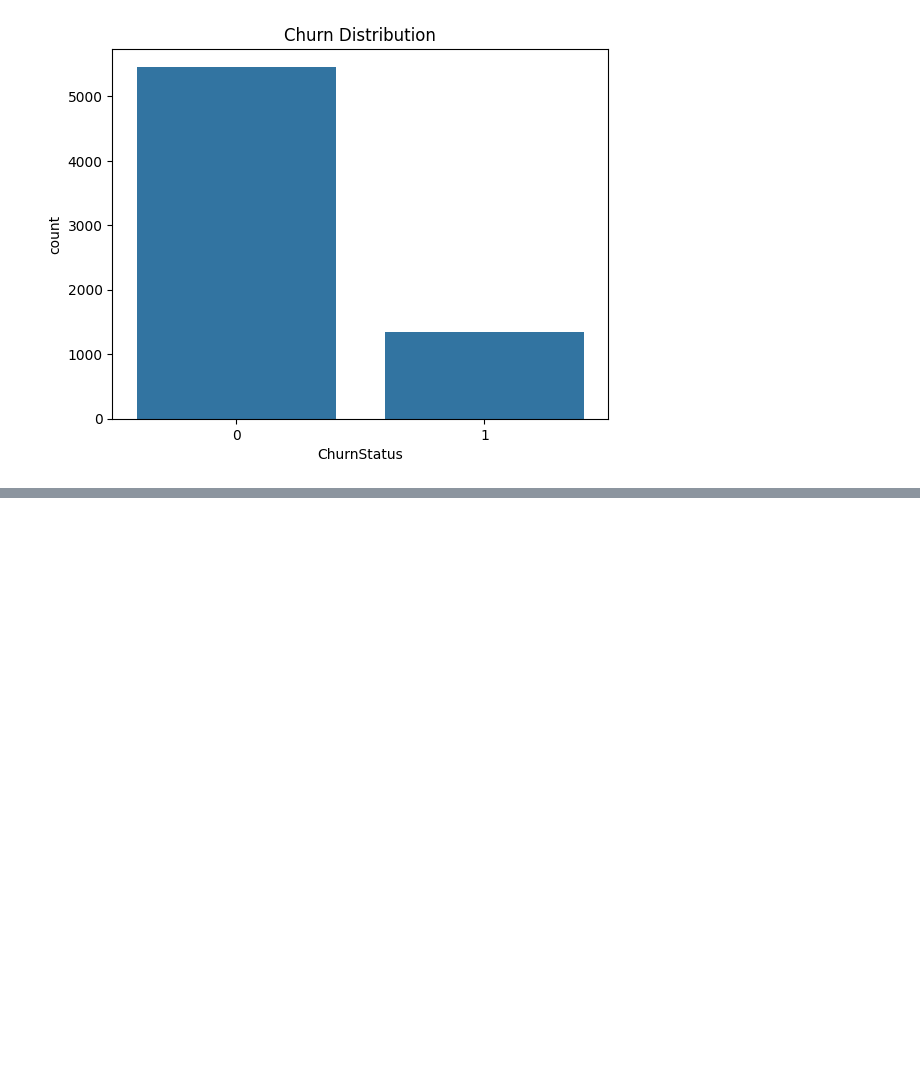
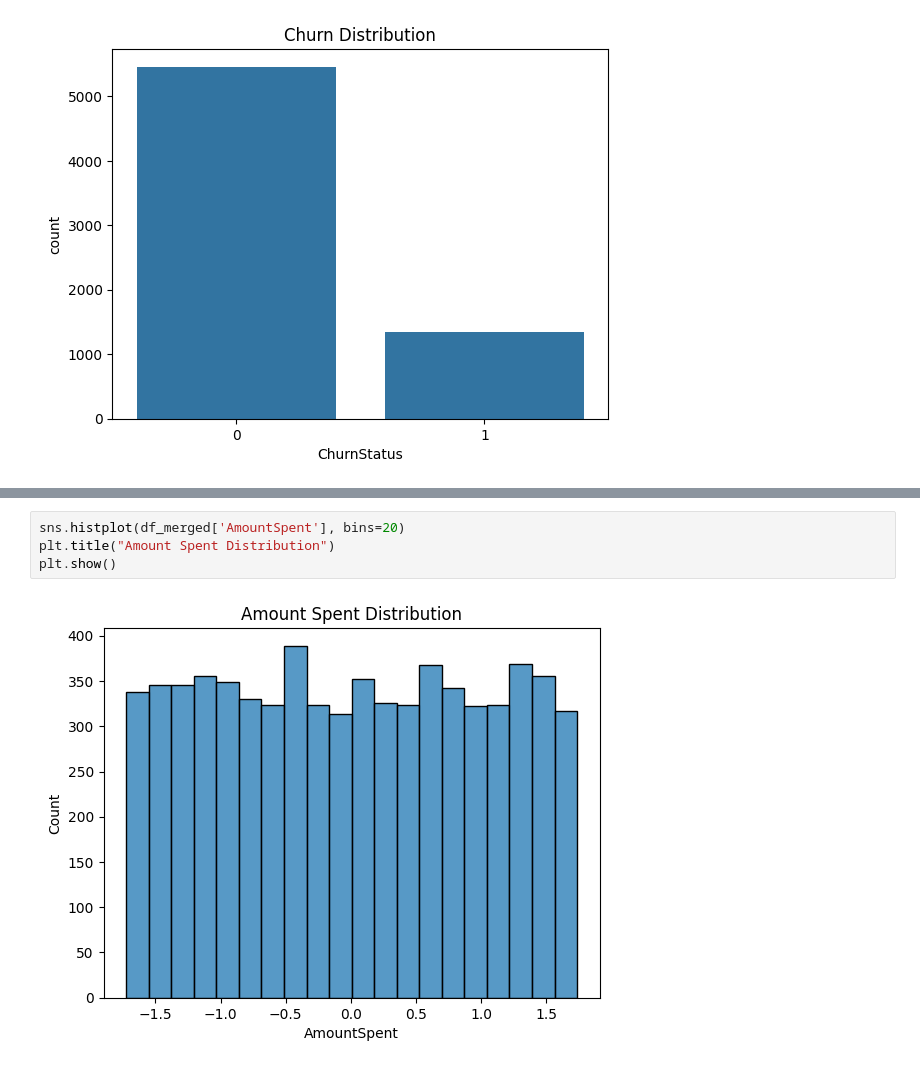
Before and after one commit to VaddeyrajuSaisiddartha/vaddeyrajusaisiddartha-, a Jupyter notebook: quickstarts/Get_started.ipynb, the cells around one changed output, grey strips where cells are left out. Cells and saved outputs as stored; diff of their text form; blank space fills up the shorter version.

```diff
--- a/quickstarts/Get_started.ipynb
+++ b/quickstarts/Get_started.ipynb
@@ -184,0 +198,6 @@ plt.show()
+# %%
+sns.histplot(df_merged['AmountSpent'], bins=20)
+plt.title("Amount Spent Distribution")
+plt.show()
+# %% [output]
+[figure, added]
```
Also changed, not shown: parts of 8 cells of this notebook.
